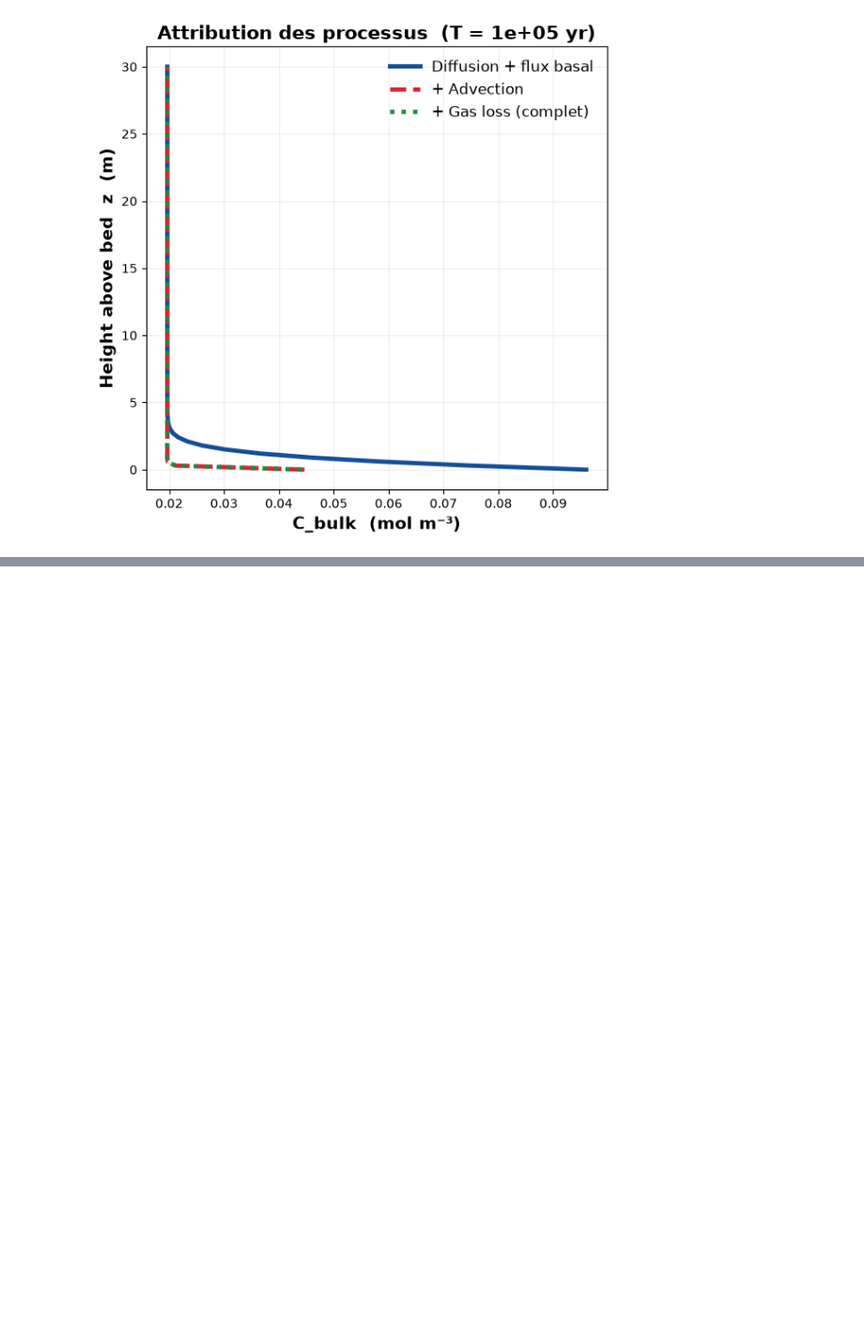
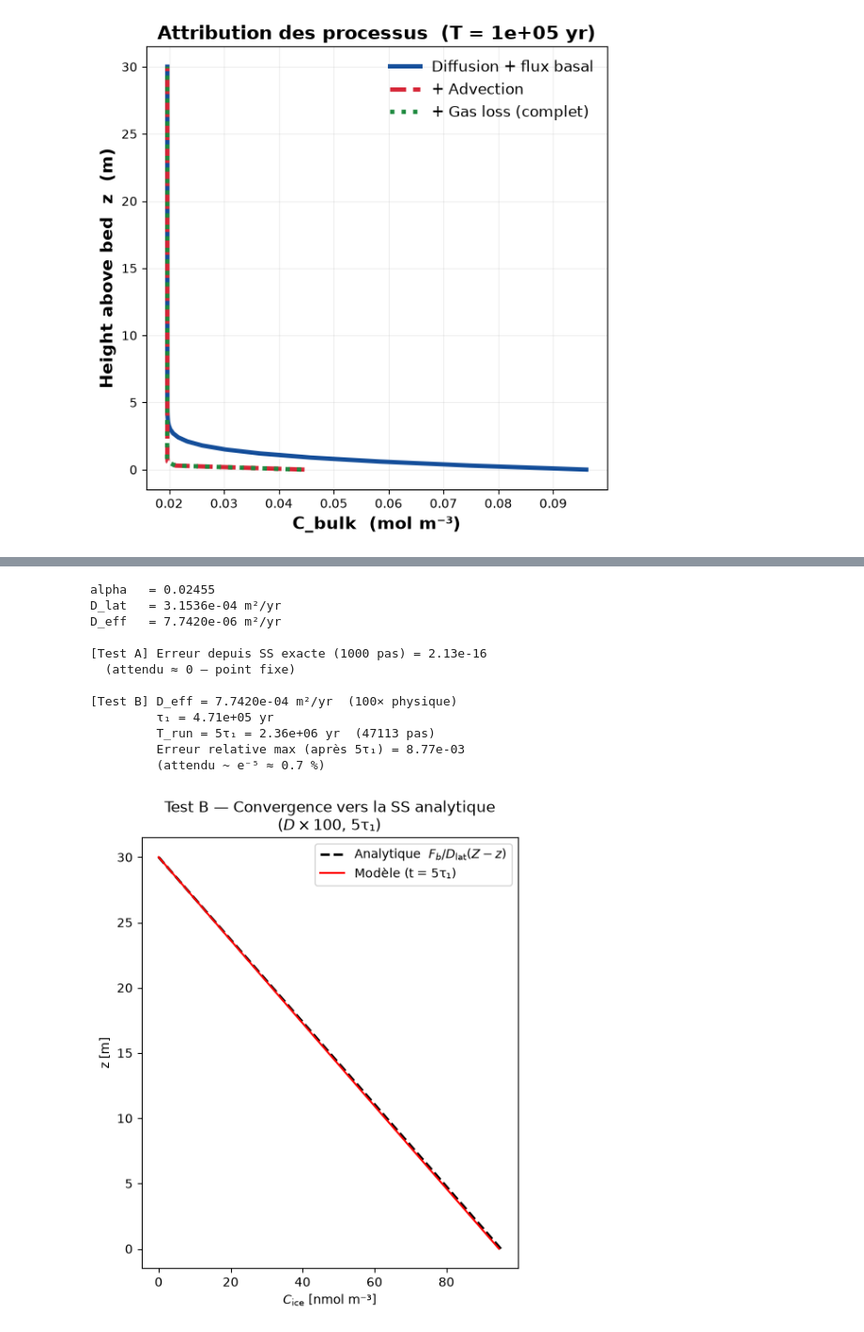
Before and after one commit to GLACEmodel/GLACE, a Jupyter notebook: notebooks/exploration.ipynb, the cells around one changed output, grey strips where cells are left out. Shown at 94% size. Saved outputs shown, nothing was run; the diff lists cells and outputs as text; code cells hidden in the pictures; blank space fills up the shorter version.

```diff
--- a/notebooks/exploration.ipynb
+++ b/notebooks/exploration.ipynb
@@ -417,0 +374,76 @@ plt.show()
+# %%
+# ── Test A : solution analytique = point fixe du schéma ─────────────────────
+nz_a = 50; Z_a = 30.0; dz_a = Z_a / (nz_a - 1)
+z_a  = np.linspace(0, Z_a, nz_a)
+pS_a    = P_diss * S_Ar * np.ones(nz_a)
+n_air_a = TAC * rho_ice / Vm_STP
+alpha_a = pS_a[0] / (pS_a[0] + n_air_a)
+D_lat   = D_m2s * 3.1536e7         # diffusivité réseau  [m² yr⁻¹]
+D_eff_a = alpha_a * D_lat           # diffusivité effective (partition)
+print(f'alpha   = {alpha_a:.5f}')
+print(f'D_lat   = {D_lat:.4e} m²/yr')
+print(f'D_eff   = {D_eff_a:.4e} m²/yr')
+
+F_b = 1e-10                # flux basal test  [mol m⁻² yr⁻¹]
+C_ice_ss  = F_b / D_lat   * (Z_a - z_a)   # profil analytique sur C_ice
+C_bulk_ss = F_b / D_eff_a * (Z_a - z_a)   # profil sur C_bulk (= C_ice_ss / alpha)
+bc_sf_a = {'type': 'dirichlet', 'C': 0.0, 'C_ice': 0.0, 'F': 0.0}
+bc_bd_a = {'type': 'flux',      'C': 0.0, 'C_ice': 0.0, 'F': F_b}
+
+# Initialiser depuis la SS exacte — doit rester immobile
+res_fp = run_simulation(dict(z=z_a, dz=dz_a, dt=500.0, nt=1000,
+    u=np.zeros(nz_a), D=D_lat, pS=pS_a, n_air=n_air_a,
+    bc_surf=bc_sf_a, bc_bed=bc_bd_a,
+    lambda_z=np.zeros(nz_a), Cbulk0=C_bulk_ss))
+err_fp = np.abs(res_fp['C_ice'] - C_ice_ss) / (np.abs(C_ice_ss) + 1e-30)
+print(f'\n[Test A] Erreur depuis SS exacte (1000 pas) = {err_fp.max():.2e}')
+print(f'  (attendu ≈ 0 — point fixe)')
+
+# ── Test B : convergence depuis zéro, D ×100 pour accélérer ──────────────────
+# (test numérique uniquement — vérifie le taux de convergence, pas les valeurs physiques)
+D_lat_B = 100 * D_lat                 # diffusivité amplifiée pour le test
+D_eff_B = alpha_a * D_lat_B
+C_ice_B  = F_b / D_lat_B * (Z_a - z_a)   # SS analytique pour D×100
+C_bulk_B = F_b / D_eff_B * (Z_a - z_a)
+
+# τ₁ = 4Z²/(π²D_eff) pour CL mixte (Dirichlet haut, Neumann bas)
+tau1_B = 4 * Z_a**2 / (np.pi**2 * D_eff_B)
+dt_B  = 50.0
+nt_B  = int(5 * tau1_B / dt_B)
+T_B   = nt_B * dt_B
+print(f'\n[Test B] D_eff = {D_eff_B:.4e} m²/yr  (100× physique)')
+print(f'         τ₁ = {tau1_B:.2e} yr')
+print(f'         T_run = 5τ₁ = {T_B:.2e} yr  ({nt_B} pas)')
+
+res_B = run_simulation(dict(z=z_a, dz=dz_a, dt=dt_B, nt=nt_B,
+    u=np.zeros(nz_a), D=D_lat_B, pS=pS_a, n_air=n_air_a,
+    bc_surf=bc_sf_a, bc_bed=bc_bd_a,
+    lambda_z=np.zeros(nz_a), Cbulk0=np.zeros(nz_a)))
+
+mask_B = C_ice_B > C_ice_B.max() * 1e-3
+err_B  = np.abs(res_B['C_ice'][mask_B] - C_ice_B[mask_B]) / C_ice_B[mask_B]
+print(f'         Erreur relative max (après 5τ₁) = {err_B.max():.2e}')
+print(f'         (attendu ~ e⁻⁵ ≈ 0.7 %)')
+
+fig_a, ax = plt.subplots(figsize=(5, 6))
+ax.plot(C_ice_B * 1e9, z_a, 'k--', lw=2, label='Analytique  $F_b/D_{\\mathrm{lat}}(Z-z)$')
+ax.plot(res_B['C_ice'] * 1e9, z_a, 'r-', lw=1.5, label='Modèle (t = 5τ₁)')
+ax.set_xlabel('$C_{\\mathrm{ice}}$ [nmol m⁻³]')
+ax.set_ylabel('z [m]')
+ax.set_title('Test B — Convergence vers la SS analytique\n($D \\times 100$, 5τ₁)')
+ax.legend()
+plt.tight_layout(); plt.show()
+# %% [output]
+alpha   = 0.02455
+D_lat   = 3.1536e-04 m²/yr
+D_eff   = 7.7420e-06 m²/yr
+
+[Test A] Erreur depuis SS exacte (1000 pas) = 2.13e-16
+  (attendu ≈ 0 — point fixe)
+
+[Test B] D_eff = 7.7420e-04 m²/yr  (100× physique)
+         τ₁ = 4.71e+05 yr
+         T_run = 5τ₁ = 2.36e+06 yr  (47113 pas)
+         Erreur relative max (après 5τ₁) = 8.77e-03
+         (attendu ~ e⁻⁵ ≈ 0.7 %)
+[figure, added]
```
Also changed, not shown: parts of 17 cells of this notebook.
